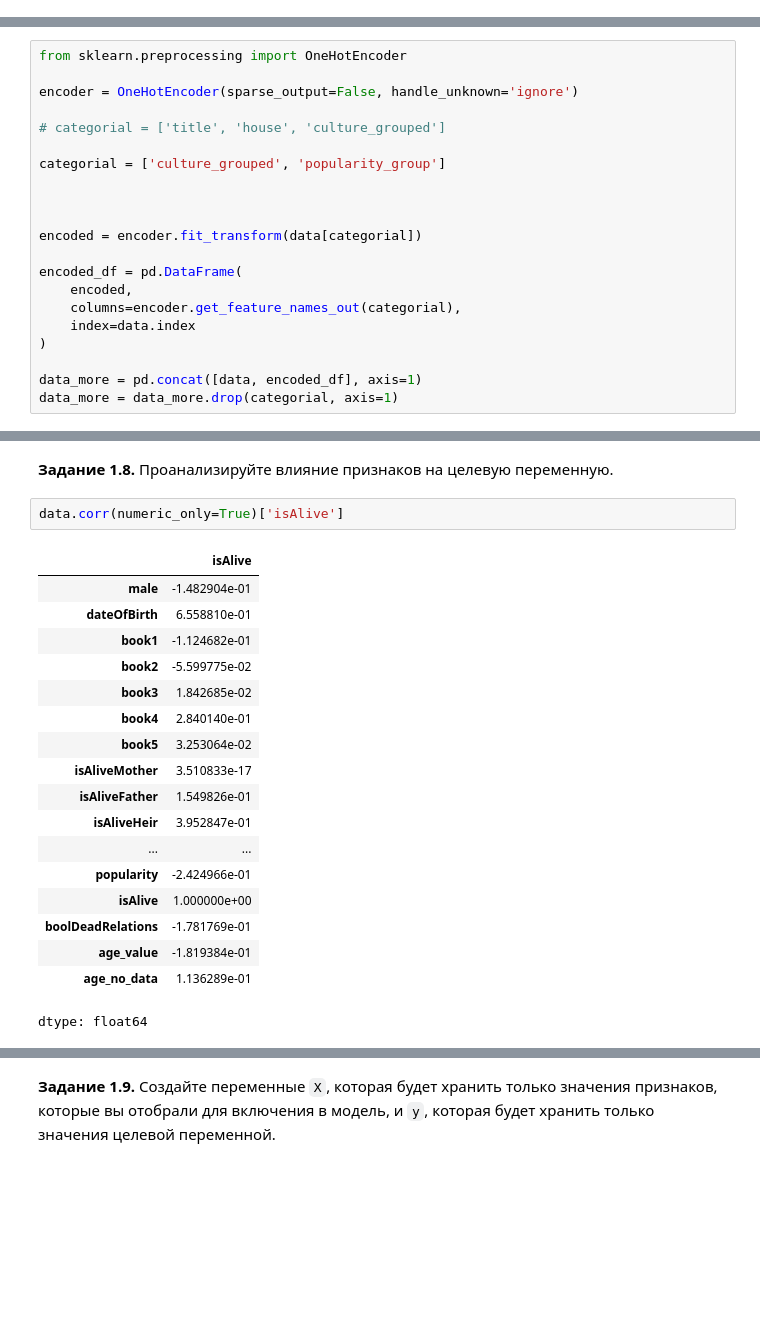
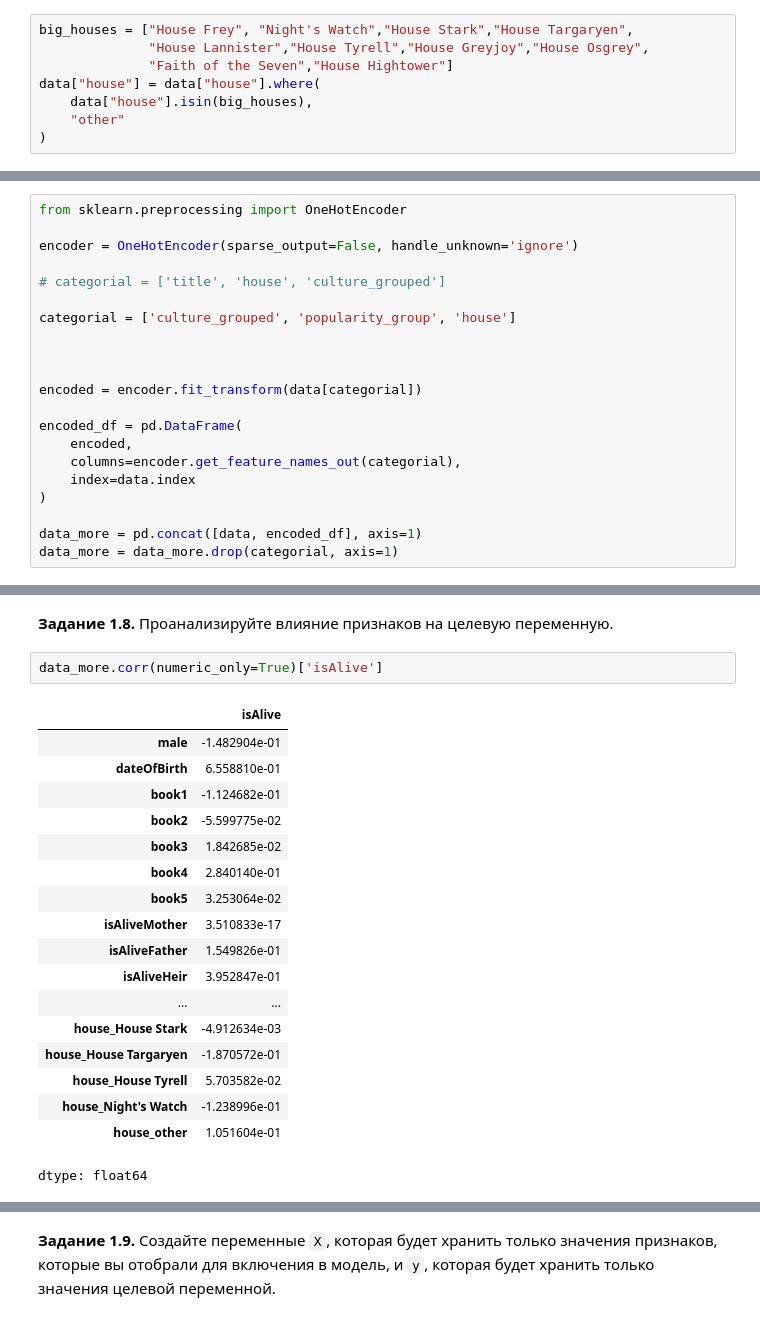
Before and after one commit to Julkinis/DL, a Jupyter notebook: week_01_ml_intro/Homework/hw_1_game_of_thrones.ipynb, the cells around one changed output, grey strips where cells are left out. Saved outputs shown, nothing was run; the diff lists cells and outputs as text; blank space fills up the shorter version.

```diff
--- a/week_01_ml_intro/Homework/hw_1_game_of_thrones.ipynb
+++ b/week_01_ml_intro/Homework/hw_1_game_of_thrones.ipynb
@@ -144,0 +161,8 @@ data.describe(include = 'object').T
+# %%
+big_houses = ["House Frey",	"Night's Watch","House Stark","House Targaryen",
+              "House Lannister","House Tyrell","House Greyjoy","House Osgrey",
+              "Faith of the Seven","House Hightower"]
+data["house"] = data["house"].where(
+    data["house"].isin(big_houses),
+    "other"
+)
@@ -487,7 +518,7 @@ encoder = OneHotEncoder(sparse_output=False, handle_unknown='ignore')
 
 # categorial = ['title', 'house', 'culture_grouped']
 
-categorial = ['culture_grouped', 'popularity_group']
+categorial = ['culture_grouped', 'popularity_group', 'house']
 
 
 
@@ -531,25 +562,25 @@ plt.show()
 # %% [markdown]
 **Задание 1.8.** Проанализируйте влияние признаков на целевую переменную.
 # %%
-data.corr(numeric_only=True)['isAlive']
+data_more.corr(numeric_only=True)['isAlive']
 # %% [output]
 |  | isAlive |
 | male | -1.482904e-01 |
 | dateOfBirth | 6.558810e-01 |
 | book1 | -1.124682e-01 |
 | book2 | -5.599775e-02 |
 | book3 | 1.842685e-02 |
 | book4 | 2.840140e-01 |
 | book5 | 3.253064e-02 |
 | isAliveMother | 3.510833e-17 |
 | isAliveFather | 1.549826e-01 |
 | isAliveHeir | 3.952847e-01 |
 | ... | ... |
-| popularity | -2.424966e-01 |
-| isAlive | 1.000000e+00 |
-| boolDeadRelations | -1.781769e-01 |
-| age_value | -1.819384e-01 |
-| age_no_data | 1.136289e-01 |
+| house_House Stark | -4.912634e-03 |
+| house_House Targaryen | -1.870572e-01 |
+| house_House Tyrell | 5.703582e-02 |
+| house_Night's Watch | -1.238996e-01 |
+| house_other | 1.051604e-01 |
 dtype: float64
 # %%
 data_more['isAliveSpouse'] = data_more['isAliveSpouse'].fillna(1)
```
Also changed, not shown: parts of 15 cells of this notebook.
